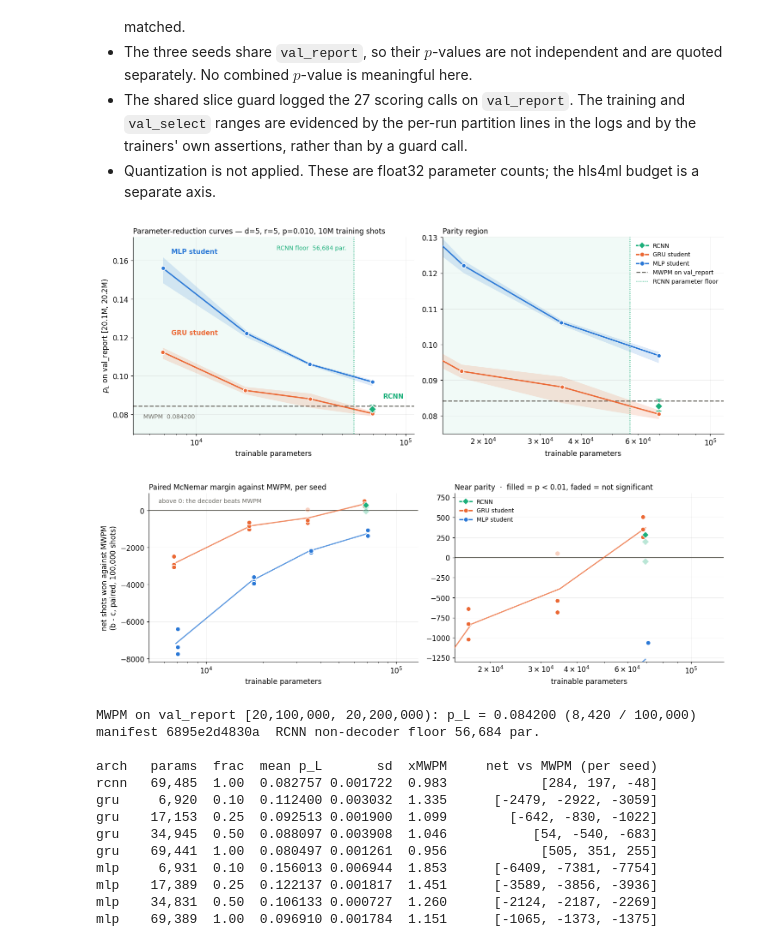
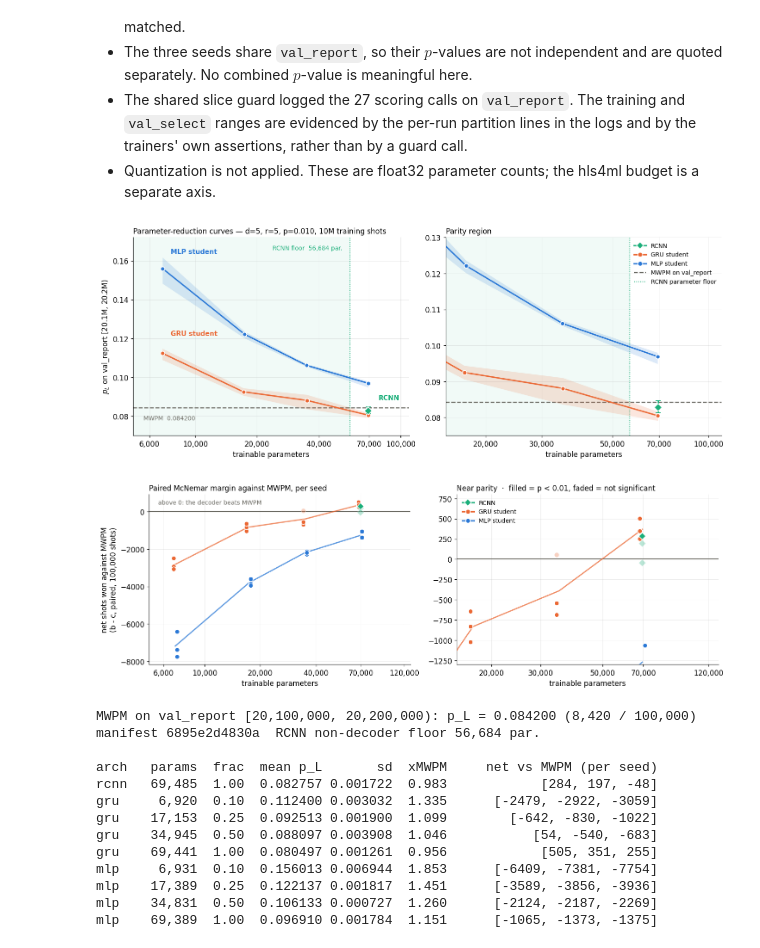
Before and after one commit to karriechey/FNAL-QCDecoding-FPGA, a Jupyter notebook: analysis_notebooks/EXPERIMENTS_LOG.ipynb, the cells around one changed output. Saved outputs shown, nothing was run; the diff lists cells and outputs as text; code cells hidden in the pictures.

Commit message:
Experiment 11: r=5 parameter-reduction curves, RCNN floor, paired McNemar

```diff
--- a/analysis_notebooks/EXPERIMENTS_LOG.ipynb
+++ b/analysis_notebooks/EXPERIMENTS_LOG.ipynb
@@ -1780,6 +1789,22 @@ import csv, glob, json, os
 import numpy as np
 import matplotlib.pyplot as plt
 from matplotlib.lines import Line2D
+from matplotlib.ticker import FixedLocator, FuncFormatter, NullFormatter, NullLocator
+
+
+def plain_log_ticks(ax, ticks):
+    """Write the parameter counts out as digits on a log axis.
+
+    A log axis defaults to 1e4 / 10^4 labels, which are unreadable here: every
+    point sits between 6,900 and 69,485, so the exponent is the same for almost
+    all of them and the digits are what distinguish the rungs. Hand-placed ticks
+    with comma-grouped labels, minor ticks silenced so they cannot re-introduce
+    the exponent form.
+    """
+    ax.xaxis.set_major_locator(FixedLocator(ticks))
+    ax.xaxis.set_major_formatter(FuncFormatter(lambda v, _p: f"{int(v):,d}"))
+    ax.xaxis.set_minor_locator(NullLocator())
+    ax.xaxis.set_minor_formatter(NullFormatter())
 
 ROOT = os.path.join("..", "rcnn_threshold")
 PR = os.path.join(ROOT, "param_reduction_r5")
@@ -1857,6 +1882,9 @@ axR.set_title("Parity region", fontsize=11, loc="left")
 axR.set_xlim(15000, 110000)
 axR.set_ylim(0.075, 0.130)
 
+plain_log_ticks(axL, [6000, 10000, 20000, 40000, 70000, 100000])
+plain_log_ticks(axR, [20000, 30000, 50000, 70000, 100000])
+
 # Direct labels, so identity survives the green's low contrast against white and so the
 # figure reads without crossing to the legend.
 axL.annotate("GRU student", xy=(6920, 0.1124), xytext=(7600, 0.1215),
@@ -1919,35 +1947,39 @@ for ax in (ax2, ax3):
 
 ax2.set_xlim(5000, 130000)
 ax2.set_ylabel("net shots won against MWPM\n(b - c, paired, 100,000 shots)")
 ax2.set_title("Paired McNemar margin against MWPM, per seed", fontsize=11, loc="left")
 ax2.annotate("above 0: the decoder beats MWPM", xy=(5600, 400), color=GREY, fontsize=9)
 
 ax3.set_xlim(15000, 130000)
 ax3.set_ylim(-1300, 800)
 ax3.set_title("Near parity  ·  filled = p < 0.01, faded = not significant",
               fontsize=11, loc="left")
+
+plain_log_ticks(ax2, [6000, 10000, 20000, 40000, 70000, 120000])
+plain_log_ticks(ax3, [20000, 30000, 50000, 70000, 120000])
+
 ax3.legend(handles=handles[:3], loc="upper left", frameon=False, fontsize=9)
 fig2.tight_layout()
 fig2.savefig(os.path.join("..", "figures", "param_reduction_r5_mcnemar.pdf"), bbox_inches="tight")
 plt.show()
 
 # --- the table, which is also the contrast relief for the green series -------------------
 print(f"MWPM on val_report [20,100,000, 20,200,000): p_L = {MWPM:.6f} "
       f"({MWPM_META['residual_errors']:,} / {MWPM_META['n']:,})")
 print(f"manifest {MANIFEST['git_sha'][:12]}  RCNN non-decoder floor {FLOOR:,} par.\n")
 print(f"{'arch':5s} {'params':>7s} {'frac':>5s} {'mean p_L':>9s} {'sd':>8s} "
       f"{'xMWPM':>6s} {'net vs MWPM (per seed)':>26s}")
 for a in ("rcnn", "gru", "mlp"):
     for p, m, sd, lo, hi, n in series[a]:
         nets = [int(r["net_model_wins"]) for r in mcn
                 if r["comparison"] == "model_vs_MWPM" and int(r["actual_params"]) == p]
         frac = [r["target_fraction"] for r in summary
                 if int(r["actual_params"]) == p][0]
         print(f"{a:5s} {p:>7,d} {float(frac):>5.2f} {m:>9.6f} {sd:>8.6f} "
               f"{m / MWPM:>6.3f} {str(sorted(nets, reverse=True)):>26s}")
 # %% [output]
-[figure, old version]
+[figure, new version]
-[figure, old version]
+[figure, new version]
 MWPM on val_report [20,100,000, 20,200,000): p_L = 0.084200 (8,420 / 100,000)
 manifest 6895e2d4830a  RCNN non-decoder floor 56,684 par.
 
```
Also changed, not shown: parts of 1 cell of this notebook, 2 other files.
